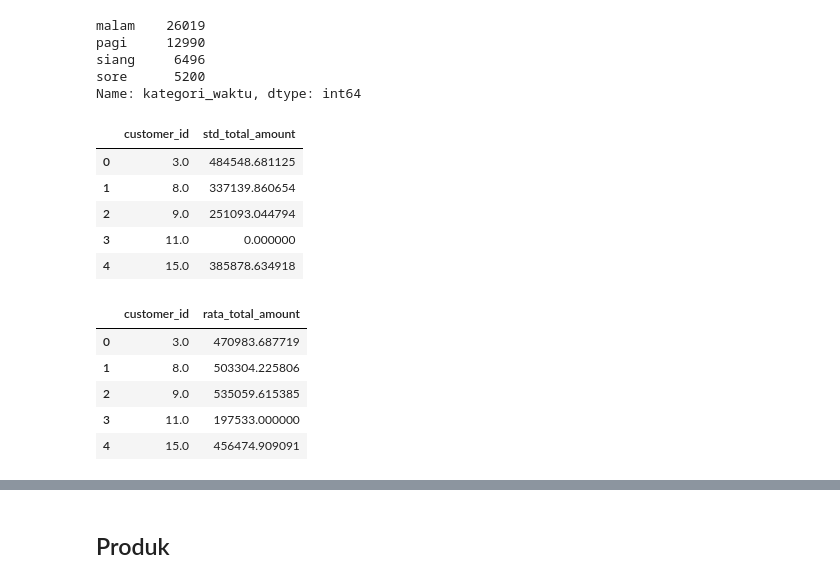
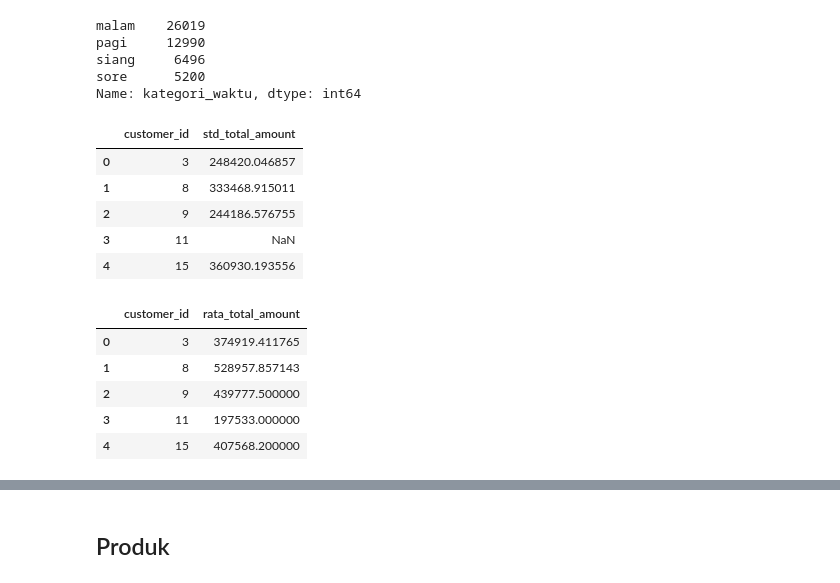
Before and after one commit to Gugun-gnwn/Final-Project, a Jupyter notebook: Final-Pro_Merge.ipynb, the cells around one changed output, grey strips where cells are left out. Drawn from its saved outputs; the diff is of its cells as text; code cells hidden in the pictures.

```diff
--- a/Final-Pro_Merge.ipynb
+++ b/Final-Pro_Merge.ipynb
@@ -457,0 +467,12 @@ detect_outliers_zscore(df_trans['total_amount'])
+# %%
+# Handling Outliers (total_amount)
+q1 = df_trans['total_amount'].quantile(0.25)
+q3 = df_trans['total_amount'].quantile(0.75)
+iqr = q3 - q1
+lower_bound = q1 - (1.5 * iqr)
+upper_bound = q3 + (1.5 * iqr)
+print('Lower Bound :', lower_bound)
+print('Upper Bound :', upper_bound)
+# Handling Outliers (total_amount)
+df_trans['total_amount'] = np.where(df_trans['total_amount'] > upper_bound, upper_bound, df_trans['total_amount'])
+df_trans['total_amount'] = np.where(df_trans['total_amount'] < lower_bound, lower_bound, df_trans['total_amount'])
@@ -457,0 +482,12 @@ detect_outliers_zscore(df_trans['total_amount'])
+# %%
+# Handling Outliers (shipment_fee)
+q1 = df_trans['shipment_fee'].quantile(0.25)
+q3 = df_trans['shipment_fee'].quantile(0.75)
+iqr = q3 - q1
+lower_bound = q1 - (1.5 * iqr)
+upper_bound = q3 + (1.5 * iqr)
+print('Lower Bound :', lower_bound)
+print('Upper Bound :', upper_bound)
+# Handling Outliers (shipment_fee)
+df_trans['shipment_fee'] = np.where(df_trans['shipment_fee'] > upper_bound, upper_bound, df_trans['shipment_fee'])
+df_trans['shipment_fee'] = np.where(df_trans['shipment_fee'] < lower_bound, lower_bound, df_trans['shipment_fee'])
@@ -606,30 +645,30 @@ sore      5200
 Name: kategori_waktu, dtype: int64
 # %%
 # Standar deviasi total amount
-std_total_amount = df.groupby(['customer_id'])['total_amount'].std()
+std_total_amount = df_trans.groupby(['customer_id'])['total_amount'].std()
 std_total_amount = pd.DataFrame(data = std_total_amount).reset_index()
 std_total_amount = std_total_amount.rename(columns = {'total_amount' : 'std_total_amount'})
 std_total_amount.head()
 # %% [output]
 |  | customer_id | std_total_amount |
-| 0 | 3.0 | 484548.681125 |
-| 1 | 8.0 | 337139.860654 |
-| 2 | 9.0 | 251093.044794 |
-| 3 | 11.0 | 0.000000 |
-| 4 | 15.0 | 385878.634918 |
+| 0 | 3 | 248420.046857 |
+| 1 | 8 | 333468.915011 |
+| 2 | 9 | 244186.576755 |
+| 3 | 11 | NaN |
+| 4 | 15 | 360930.193556 |
 # %%
 # Rata-rata total amount
-rata_total_amount = df.groupby(['customer_id'])['total_amount'].mean()
+rata_total_amount = df_trans.groupby(['customer_id'])['total_amount'].mean()
 rata_total_amount = pd.DataFrame(data = rata_total_amount).reset_index()
 rata_total_amount = rata_total_amount.rename(columns = {'total_amount' : 'rata_total_amount'})
 rata_total_amount.head()
 # %% [output]
 |  | customer_id | rata_total_amount |
-| 0 | 3.0 | 470983.687719 |
-| 1 | 8.0 | 503304.225806 |
-| 2 | 9.0 | 535059.615385 |
-| 3 | 11.0 | 197533.000000 |
-| 4 | 15.0 | 456474.909091 |
+| 0 | 3 | 374919.411765 |
+| 1 | 8 | 528957.857143 |
+| 2 | 9 | 439777.500000 |
+| 3 | 11 | 197533.000000 |
+| 4 | 15 | 407568.200000 |
 # %%
 # Merge data
 df_data_merge = pd.merge(mod_bulan, mod_tanggal, on='customer_id', how='left')
```
Also changed, not shown: parts of 80 cells of this notebook.
